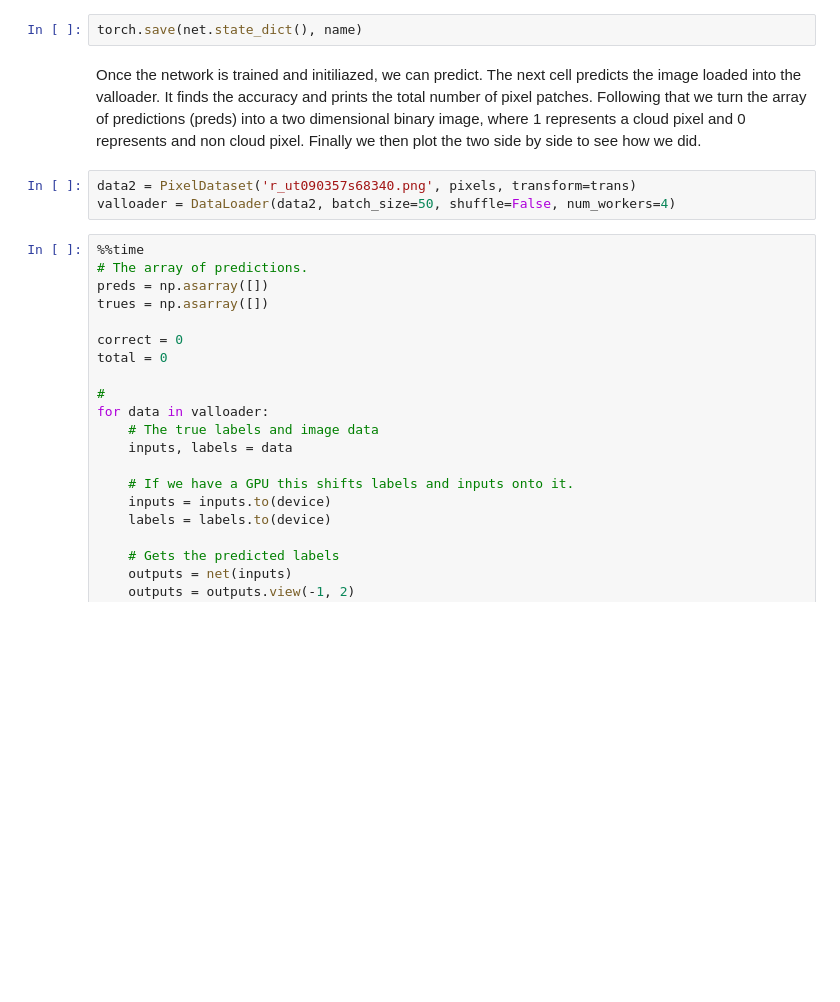
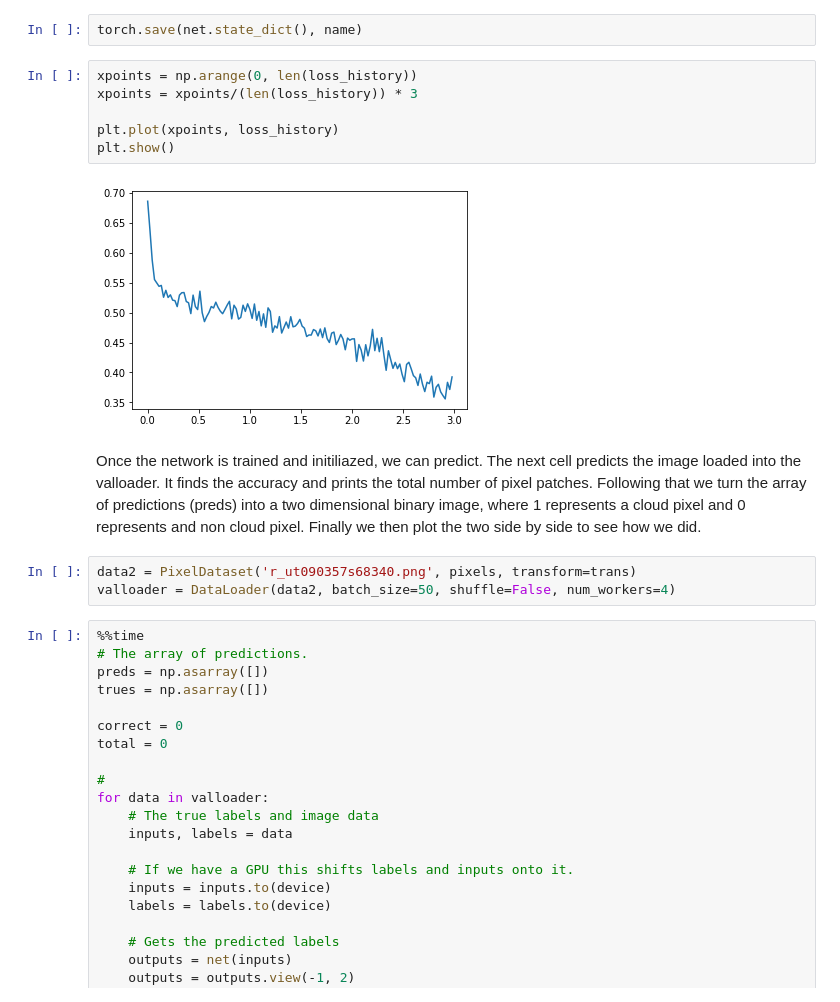
Before and after one commit to dylanagreen/kpno-allsky, a Jupyter notebook: Image Classifier v3.ipynb, the cells around one changed output. Cells and saved outputs as stored; diff of their text form; blank space fills up the shorter version.

```diff
--- a/Image Classifier v3.ipynb
+++ b/Image Classifier v3.ipynb
@@ -267,5 +269,13 @@ Wall time: 2h 11min 6s
 # %%
 torch.save(net.state_dict(), name)
+# %%
+xpoints = np.arange(0, len(loss_history))
+xpoints = xpoints/(len(loss_history)) * 3
+
+plt.plot(xpoints, loss_history)
+plt.show()
+# %% [output]
+[figure, added]
 # %% [markdown]
 Once the network is trained and initiliazed, we can predict. The next cell predicts the image loaded into the valloader. It finds the accuracy and prints the total number of pixel patches. Following that we turn the array of predictions (preds) into a two dimensional binary image, where 1 represents a cloud pixel and 0 represents and non cloud pixel. Finally we then plot the two side by side to see how we did.
 # %%
```
Also changed, not shown: parts of 18 cells of this notebook.
